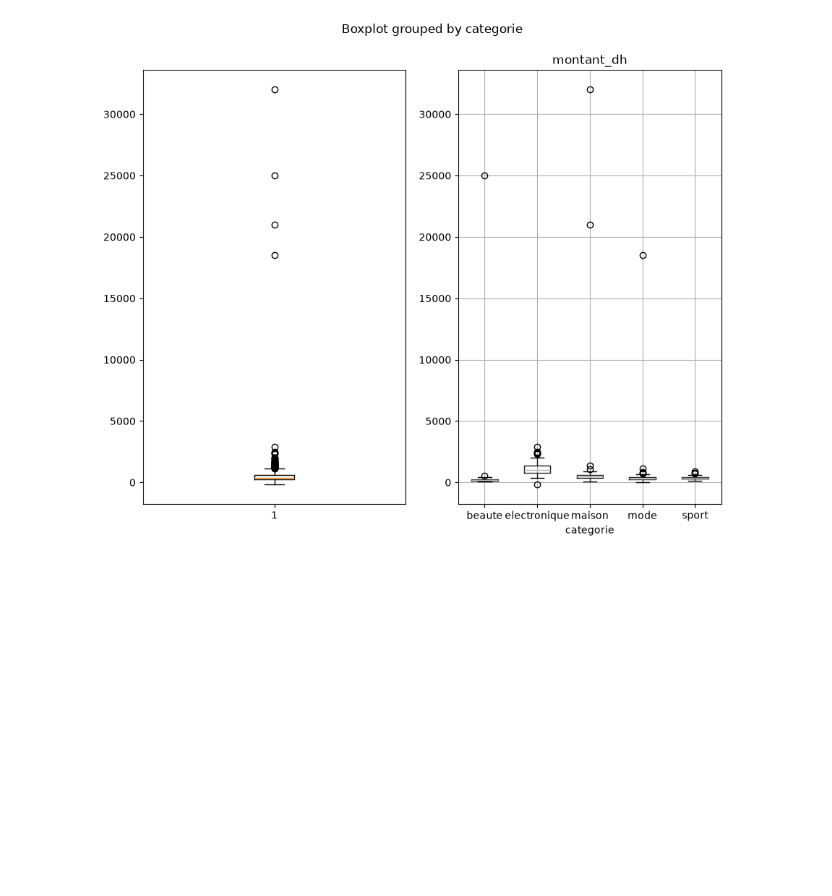
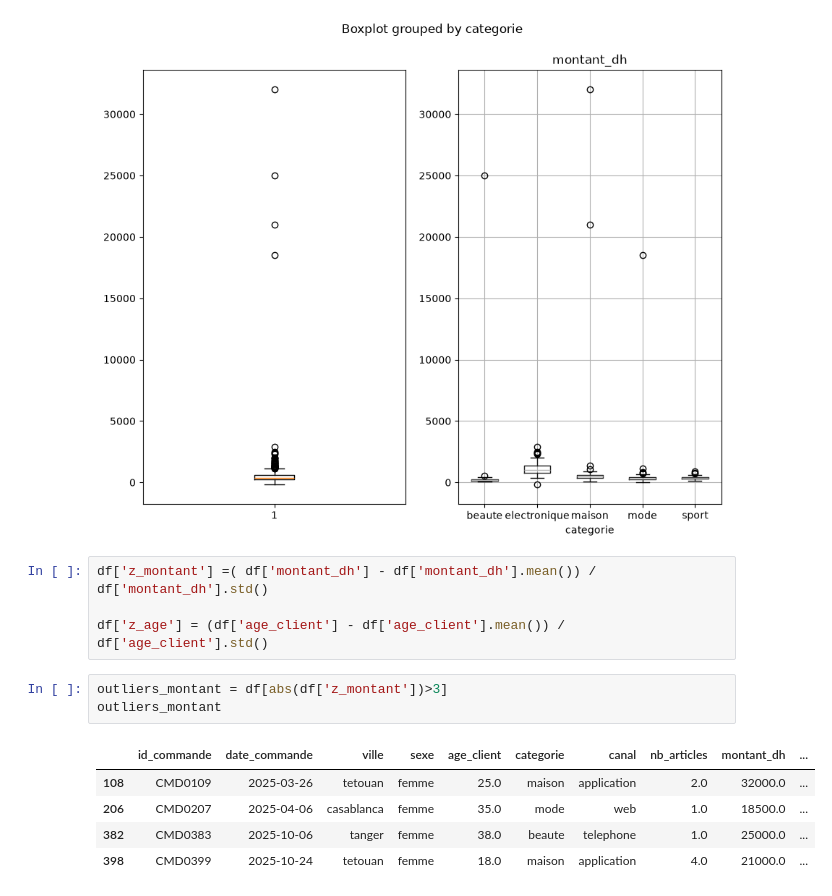
Before and after one commit to YoussefGharbaoui/DATA-PREPROCESSING, a Jupyter notebook: scripts/EDA_cmd_2.ipynb, the cells around one changed output. Cells and saved outputs as stored; diff of their text form; blank space fills up the shorter version.

Commit message:
outliers detection by z-score

```diff
--- a/scripts/EDA_cmd_2.ipynb
+++ b/scripts/EDA_cmd_2.ipynb
@@ -75,3 +75,16 @@ df.boxplot(column='montant_dh' , by='categorie', ax=axes[1])
 # %% [output]
 <Axes: title={'center': 'montant_dh'}, xlabel='categorie'>
 [figure]
+# %%
+df['z_montant'] =( df['montant_dh'] - df['montant_dh'].mean()) / df['montant_dh'].std()
+
+df['z_age'] = (df['age_client'] - df['age_client'].mean()) / df['age_client'].std()
+# %%
+outliers_montant = df[abs(df['z_montant'])>3]
+outliers_montant
+# %% [output]
+|  | id_commande | date_commande | ville | sexe | age_client | categorie | canal | nb_articles | montant_dh | ... |
+| 108 | CMD0109 | 2025-03-26 | tetouan | femme | 25.0 | maison | application | 2.0 | 32000.0 | ... |
+| 206 | CMD0207 | 2025-04-06 | casablanca | femme | 35.0 | mode | web | 1.0 | 18500.0 | ... |
+| 382 | CMD0383 | 2025-10-06 | tanger | femme | 38.0 | beaute | telephone | 1.0 | 25000.0 | ... |
+| 398 | CMD0399 | 2025-10-24 | tetouan | femme | 18.0 | maison | application | 4.0 | 21000.0 | ... |
```
Also changed, not shown: parts of 2 cells of this notebook, 1 other file.
